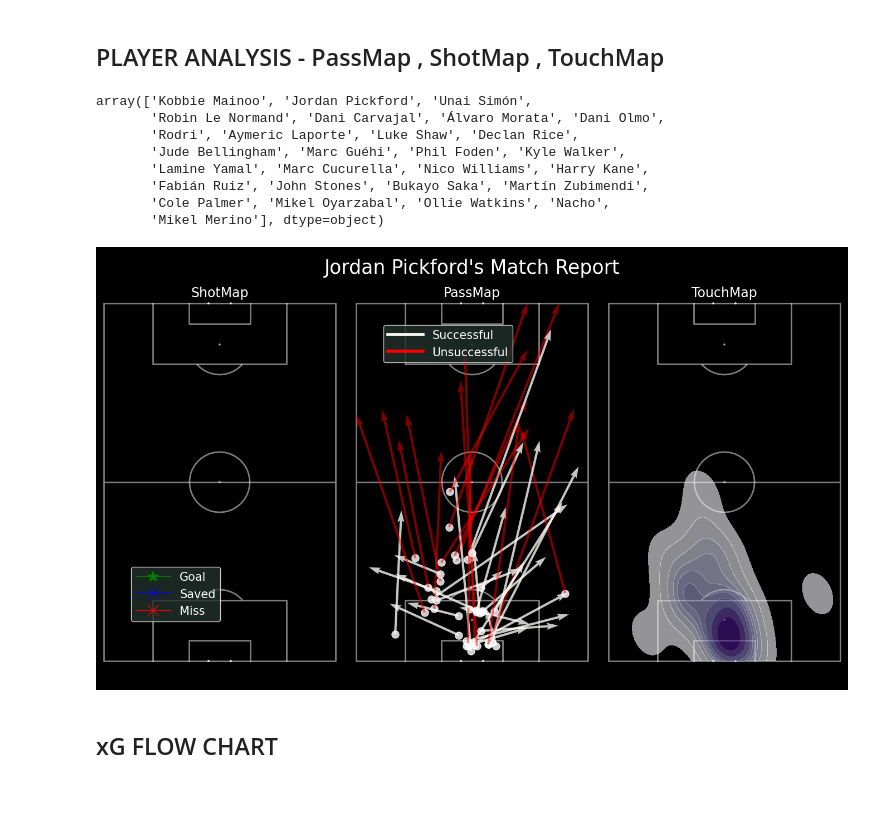
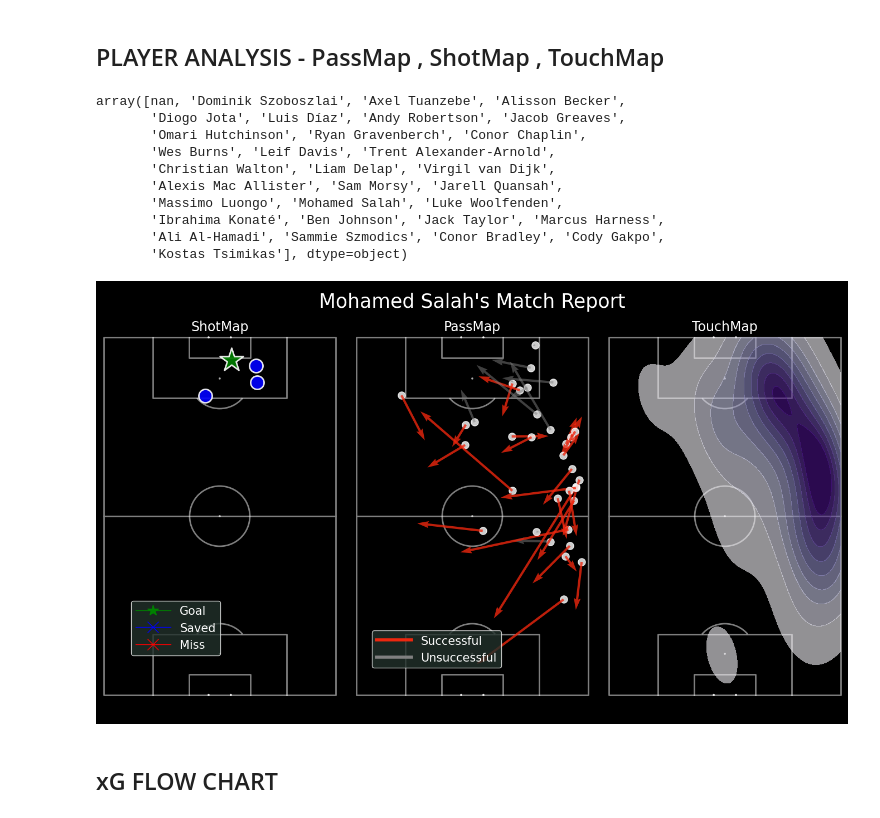
Before and after one commit to ishdeep-10/IndianCitizen, a Jupyter notebook: DataViz/MatchReportV2.ipynb, the cells around one changed output. Drawn from its saved outputs; the diff is of its cells as text; code cells hidden in the pictures.

```diff
--- a/DataViz/MatchReportV2.ipynb
+++ b/DataViz/MatchReportV2.ipynb
@@ -680,31 +911,30 @@ df_players = df_whoscored.merge(players_df_whoscored,on='playerId',how='left')
 # %%
 def player_shotmap(ax,df,player):
     for index,row in df.iterrows():
-        if (row['name'] == player):
-            if row['eventType'] == 'Goal':
+        if (row['player'] == player):
+            if row['type'] == 'Goal':
                 pitch.scatter(row['y'], row['x'], color='green', s=1000, edgecolor='white', linewidth=2, alpha=0.9,marker='*',ax=ax)
-            elif row['eventType'] == 'SavedShot':
+            elif row['type'] == 'SavedShot':
                 pitch.scatter(row['y'], row['x'], color='blue', s=300, edgecolor='white', linewidth=2, alpha=0.9,marker='o',ax=ax)
-            elif row['eventType'] == 'MissedShots':
+            elif row['type'] == 'MissedShots':
                 pitch.scatter(row['y'], row['x'], color='red', s=300, edgecolor='white', linewidth=2, alpha=0.9,marker='x',ax=ax)
 
 def player_passmap(ax,df,player):
     for index,row in df.iterrows():
-        if (row['name'] == player):
-            if row['outcomeType'] == 'Successful':
+        if ((row['player'] == player) & (row['type'] == 'Pass')):
+            if row['outcome_type'] == 'Successful':
                 pitch.scatter(row['y'], row['x'], alpha=0.8, s=90, color='white', ax=ax)
-                pitch.arrows(row['y'], row['x'], row['endY'], row['endX'], color=team2_facecolor, ax=ax, width=3, alpha=0.8)
-            if row['outcomeType'] == 'Unsuccessful':
+                pitch.arrows(row['y'], row['x'], row['end_y'], row['end_x'], color=team2_facecolor, ax=ax, width=3, alpha=0.8)
+            if row['outcome_type'] == 'Unsuccessful':
                 pitch.scatter(row['y'], row['x'], alpha=0.8, s=90, color='white', ax=ax)
-                pitch.arrows(row['y'], row['x'], row['endY'], row['endX'], color='red', ax=ax, width=3, alpha=0.5)
+                pitch.arrows(row['y'], row['x'], row['end_y'], row['end_x'], color='grey', ax=ax, width=3, alpha=0.5)
 
-def player_heatmap(df,player):
-    df_players_filtered = []
-    for index, row in df_players.iterrows():
-        if (row['name'] == player) and (row['eventType'] in ['Pass','BallRecovery','BallTouch','Clearance','Goal','SavedShot','MissedShots']):
-            df_players_filtered.append(row)
-    df = pd.DataFrame(df_players_filtered)
-    return df
+def player_heatmap(df, player):
+    df_filtered = df[
+        (df['player'] == player) &
+        (df['type'].isin(['Pass', 'BallRecovery', 'BallTouch', 'Clearance', 'Goal', 'SavedShot', 'MissedShots']))
+    ]
+    return df_filtered
 # %%
 from matplotlib.lines import Line2D
 from matplotlib.colors import LinearSegmentedColormap
@@ -738,7 +968,7 @@ def player_report(player):
     ## SHOTMAP
     ax_title_shotmap = axs['pitch'][0].set_title('ShotMap', fontsize = 17,color='white')
     # Set up the legend
-    player_shotmap(axs['pitch'][0],df_players,player)
+    player_shotmap(axs['pitch'][0],df_whoscored,player)
 
     legend_elements_1 = [
         Line2D([0], [0], color='green', lw=1,marker='*',markersize=15, label='Goal'),
@@ -754,37 +984,39 @@ def player_report(player):
     #pass_accuracy = passes_df.loc[(passes_df['name'] == player) & (passes_df['outcomeType'] == 'Successful')].shape[0] / passes_df.loc[(passes_df['name'] == player)].shape[0]
     #pass_accuracy = round(pass_accuracy * 100,2)
 
-    player_passmap(axs['pitch'][1],passes_df,player)
+    player_passmap(axs['pitch'][1],df_whoscored,player)
 
     legend_elements_2 = [
         Line2D([0], [0], color=team2_facecolor, lw=4, label='Successful'),
-        Line2D([0], [0], color='red', lw=4, label='Unsuccessful')
+        Line2D([0], [0], color='grey', lw=4, label='Unsuccessful')
     ]
-    axs['pitch'][1].legend(handles=legend_elements_2, facecolor='#22312b', handlelength=3, edgecolor='white', fontsize=15, loc='upper left',labelcolor='w',bbox_to_anchor=(0.1, 0.95))
+    axs['pitch'][1].legend(handles=legend_elements_2, facecolor='#22312b', handlelength=3, edgecolor='white', fontsize=15, loc='upper left',labelcolor='w',bbox_to_anchor=(0.05, 0.2))
     #axs['pitch'][1].text(0.9,0.9,f"Passing Accuracy = {pass_accuracy}%",fontsize=20,color=team1_facecolor,zorder=5)
     ## HEATMAP
     ax_title_heatmap = axs['pitch'][2].set_title('TouchMap', fontsize = 17,color='white')
     #player_heatmap(axs['pitch'][2],df_players,player)
-    df = player_heatmap(df_players,player)
+    df = player_heatmap(df_whoscored,player)
     pitch.kdeplot(df.x, df.y, ax=axs['pitch'][2], cmap='Purples',fill=True,levels=10,alpha=0.6)
     #pitch.scatter(df.x, df.y,color='green', s=500, edgecolor='white', linewidth=2, alpha=0.9,marker='o',ax=axs['pitch'][2])
 
-    plt.savefig(f'C:/Users/acer/Documents/GitHub/IndianCitizen/MatchReports/EUROS-24/{team1}V{team2}/{player}_Report.png',dpi=500,bbox_inches = 'tight',facecolor=background)
+    #plt.savefig(f'C:/Users/acer/Documents/GitHub/IndianCitizen/MatchReports/EUROS-24/{team1}V{team2}/{player}_Report.png',dpi=500,bbox_inches = 'tight',facecolor=background)
 # %%
-passes_df['name'].unique()
+df_whoscored['player'].unique()
 # %% [output]
-array(['Kobbie Mainoo', 'Jordan Pickford', 'Unai Simón',
-       'Robin Le Normand', 'Dani Carvajal', 'Álvaro Morata', 'Dani Olmo',
-       'Rodri', 'Aymeric Laporte', 'Luke Shaw', 'Declan Rice',
-       'Jude Bellingham', 'Marc Guéhi', 'Phil Foden', 'Kyle Walker',
-       'Lamine Yamal', 'Marc Cucurella', 'Nico Williams', 'Harry Kane',
-       'Fabián Ruiz', 'John Stones', 'Bukayo Saka', 'Martín Zubimendi',
-       'Cole Palmer', 'Mikel Oyarzabal', 'Ollie Watkins', 'Nacho',
-       'Mikel Merino'], dtype=object)
+array([nan, 'Dominik Szoboszlai', 'Axel Tuanzebe', 'Alisson Becker',
+       'Diogo Jota', 'Luis Díaz', 'Andy Robertson', 'Jacob Greaves',
+       'Omari Hutchinson', 'Ryan Gravenberch', 'Conor Chaplin',
+       'Wes Burns', 'Leif Davis', 'Trent Alexander-Arnold',
+       'Christian Walton', 'Liam Delap', 'Virgil van Dijk',
+       'Alexis Mac Allister', 'Sam Morsy', 'Jarell Quansah',
+       'Massimo Luongo', 'Mohamed Salah', 'Luke Woolfenden',
+       'Ibrahima Konaté', 'Ben Johnson', 'Jack Taylor', 'Marcus Harness',
+       'Ali Al-Hamadi', 'Sammie Szmodics', 'Conor Bradley', 'Cody Gakpo',
+       'Kostas Tsimikas'], dtype=object)
 # %%
-player_report('Jordan Pickford')
+player_report('Mohamed Salah')
 # %% [output]
-[figure, old version]
+[figure, new version]
 # %% [markdown]
 ## xG FLOW CHART
 # %%
```
Also changed, not shown: parts of 18 cells of this notebook, 10 other files.
